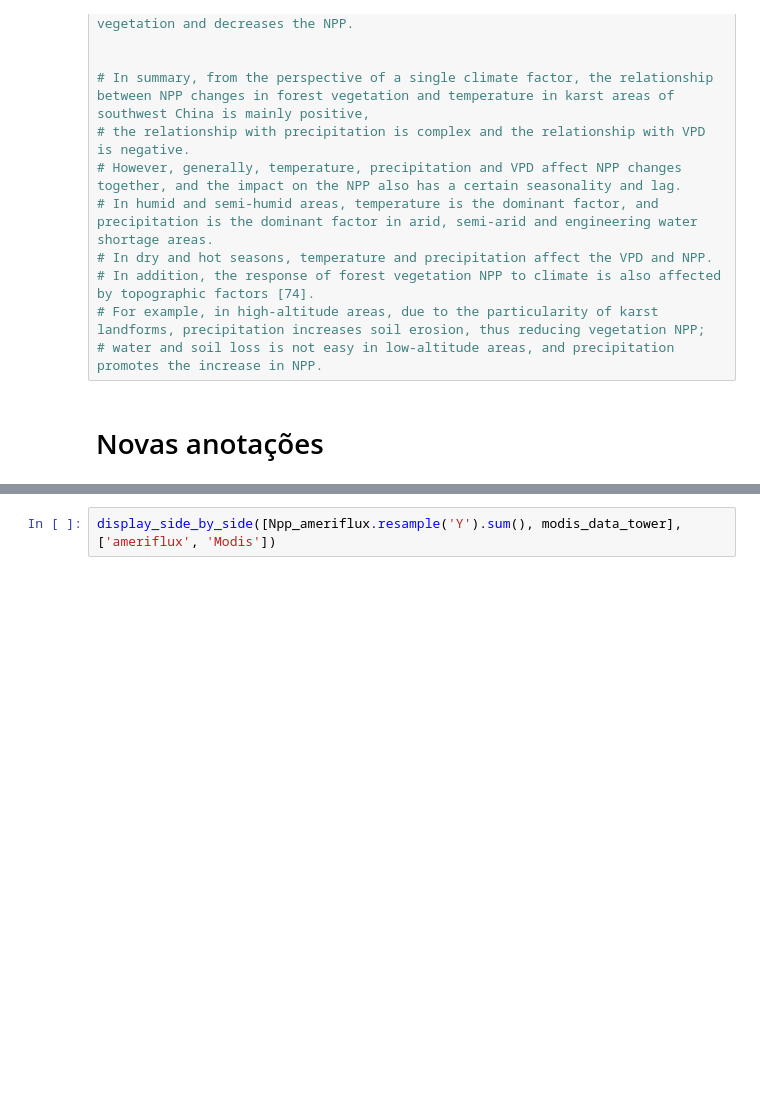
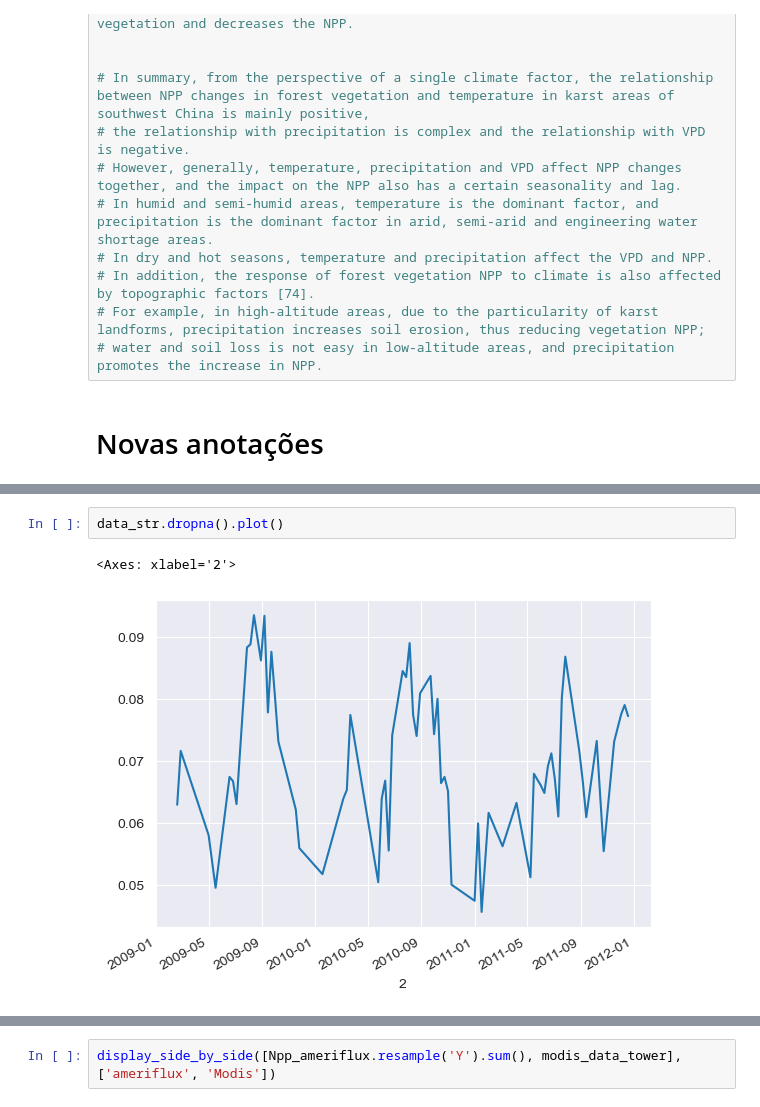
Before and after one commit to albert-santos/remote-sensing, a Jupyter notebook: Jean/Santarem/Comparacao_Santarem_Modis.ipynb, the cells around one changed output, grey strips where cells are left out. Cells and saved outputs as stored; diff of their text form; blank space fills up the shorter version.

```diff
--- a/Jean/Santarem/Comparacao_Santarem_Modis.ipynb
+++ b/Jean/Santarem/Comparacao_Santarem_Modis.ipynb
@@ -400,0 +582,5 @@ Name: GPP_uStar_f, dtype: float64
+# %%
+data_str.dropna().plot()
+# %% [output]
+<Axes: xlabel='2'>
+[figure, added]
```
Also changed, not shown: parts of 12 cells of this notebook, 3 other files.
